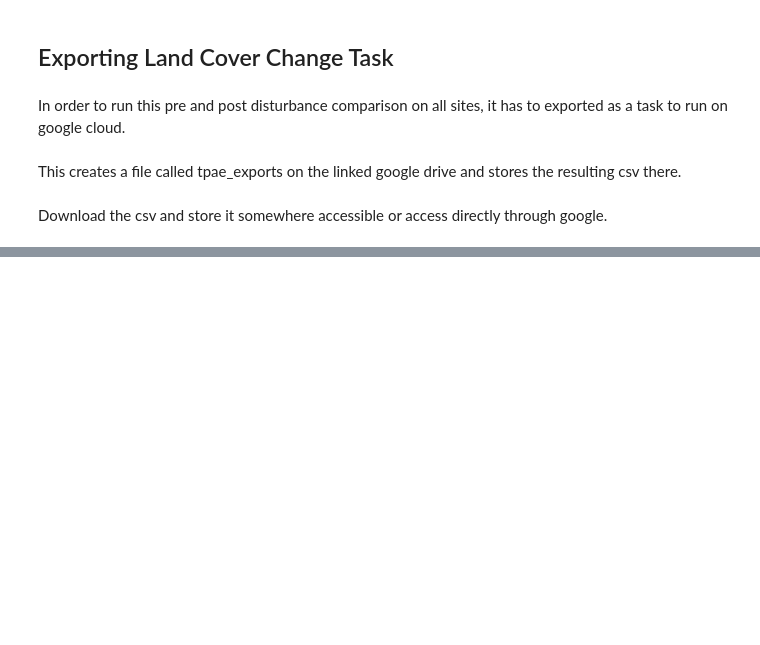
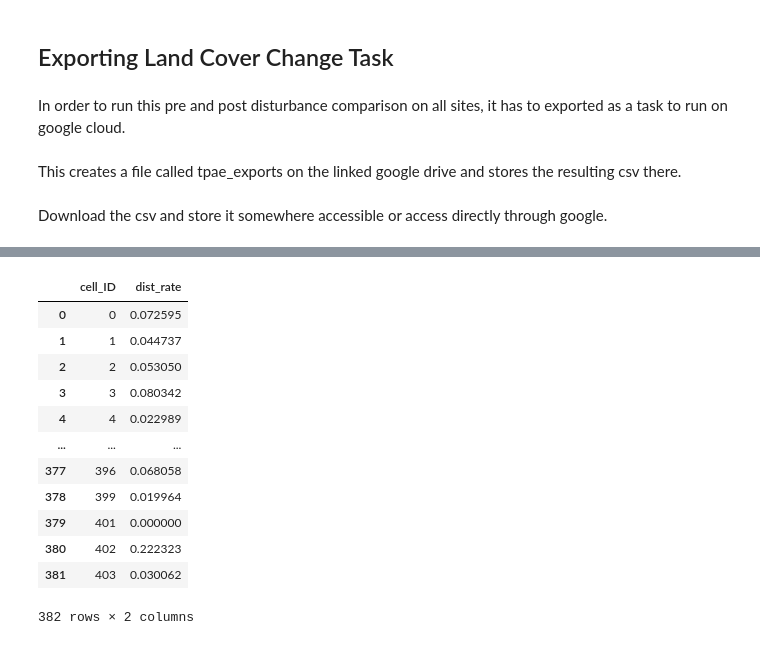
Before and after one commit to SkyTruth/tpae, a Jupyter notebook: notebooks/DIST_ALERT.ipynb, the cells around one changed output, grey strips where cells are left out. Saved outputs shown, nothing was run; the diff lists cells and outputs as text; code cells hidden in the pictures; blank space fills up the shorter version.

```diff
--- a/notebooks/DIST_ALERT.ipynb
+++ b/notebooks/DIST_ALERT.ipynb
@@ -340,0 +254,19 @@ plot_lc_change(results_2024['Parc national des Virunga'])
+# %%
+score_cols = ['dist_rate']
+scores = scored[["cell_ID"] + score_cols].drop_duplicates("cell_ID").copy()
+scores["cell_ID"] = scores["cell_ID"].astype(int)
+scores
+# %% [output]
+|  | cell_ID | dist_rate |
+| 0 | 0 | 0.072595 |
+| 1 | 1 | 0.044737 |
+| 2 | 2 | 0.053050 |
+| 3 | 3 | 0.080342 |
+| 4 | 4 | 0.022989 |
+| ... | ... | ... |
+| 377 | 396 | 0.068058 |
+| 378 | 399 | 0.019964 |
+| 379 | 401 | 0.000000 |
+| 380 | 402 | 0.222323 |
+| 381 | 403 | 0.030062 |
+382 rows × 2 columns
```
Also changed, not shown: parts of 39 cells of this notebook, 6 other files.
